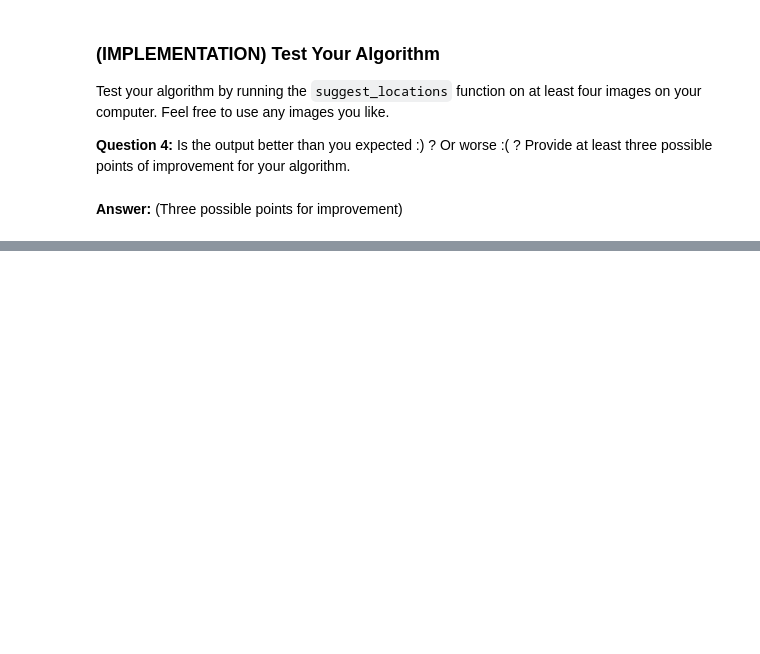
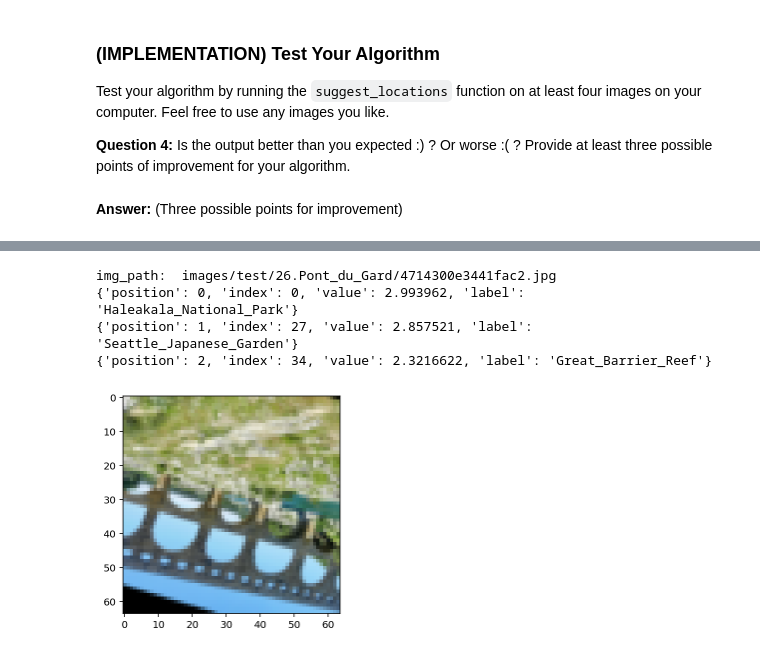
Before and after one commit to jgarza9788/nd101-c2-landmarks-starter, a Jupyter notebook: landmark_project/landmark.ipynb, the cells around one changed output, grey strips where cells are left out. Drawn from its saved outputs; the diff is of its cells as text; code cells hidden in the pictures; blank space fills up the shorter version.

```diff
--- a/landmark_project/landmark.ipynb
+++ b/landmark_project/landmark.ipynb
@@ -827,0 +859,8 @@ __Answer:__ (Three possible points for improvement)
+# %%
+suggest_locations('images/test/26.Pont_du_Gard/4714300e3441fac2.jpg')
+# %% [output]
+img_path:  images/test/26.Pont_du_Gard/4714300e3441fac2.jpg
+{'position': 0, 'index': 0, 'value': 2.993962, 'label': 'Haleakala_National_Park'}
+{'position': 1, 'index': 27, 'value': 2.857521, 'label': 'Seattle_Japanese_Garden'}
+{'position': 2, 'index': 34, 'value': 2.3216622, 'label': 'Great_Barrier_Reef'}
+[figure, added]
```
Also changed, not shown: parts of 13 cells of this notebook, 1 other file.
